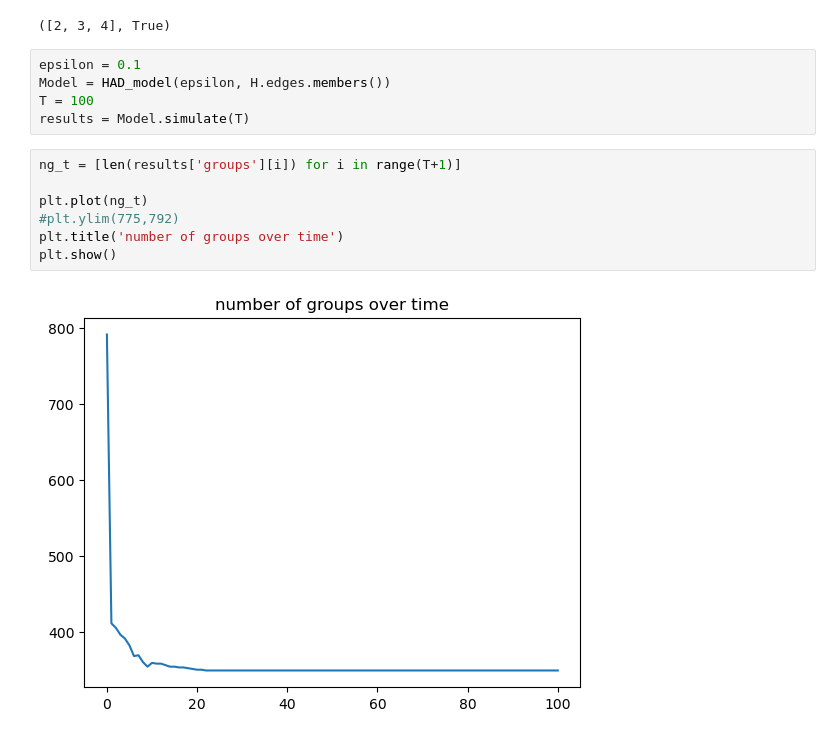
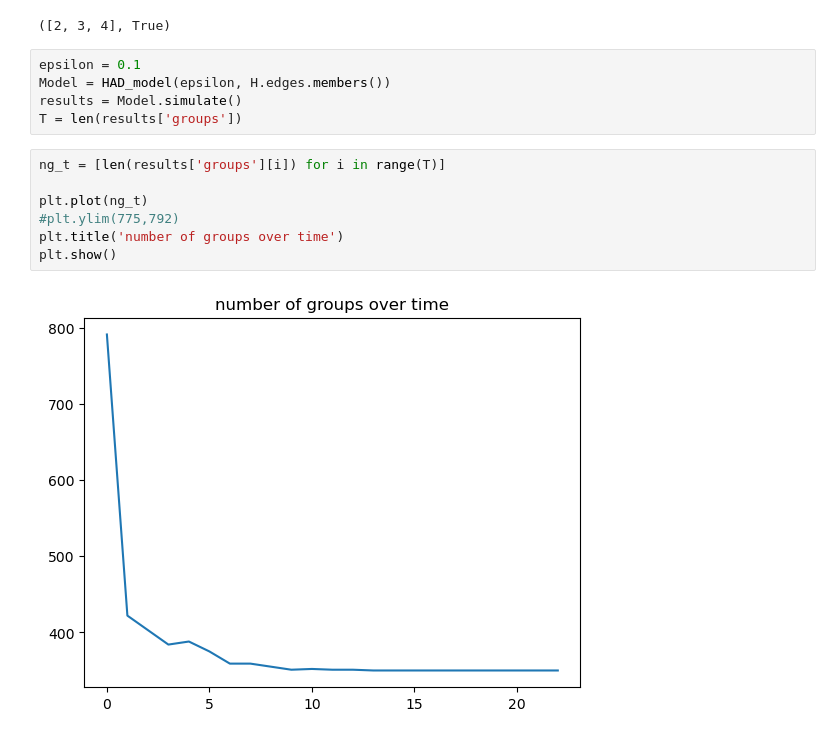
Before and after one commit to cosimoagostinelli/H-or_adaptive_Deffuant, a Jupyter notebook: test.ipynb, the cells around one changed output. Saved outputs shown, nothing was run; the diff lists cells and outputs as text.

```diff
--- a/test.ipynb
+++ b/test.ipynb
@@ -17,16 +18,16 @@ Unnamed Hypergraph with 300 nodes and 791 hyperedges
 # %%
 epsilon = 0.1
 Model = HAD_model(epsilon, H.edges.members())
-T = 100
-results = Model.simulate(T)
+results = Model.simulate()
+T = len(results['groups'])
 # %%
-ng_t = [len(results['groups'][i]) for i in range(T+1)]
+ng_t = [len(results['groups'][i]) for i in range(T)]
 
 plt.plot(ng_t)
 #plt.ylim(775,792)
 plt.title('number of groups over time')
 plt.show()
 # %% [output]
-[figure, old version]
+[figure, new version]
 # %%
 s_avg_t = []
```
Also changed, not shown: parts of 8 cells of this notebook, 1 other file.
